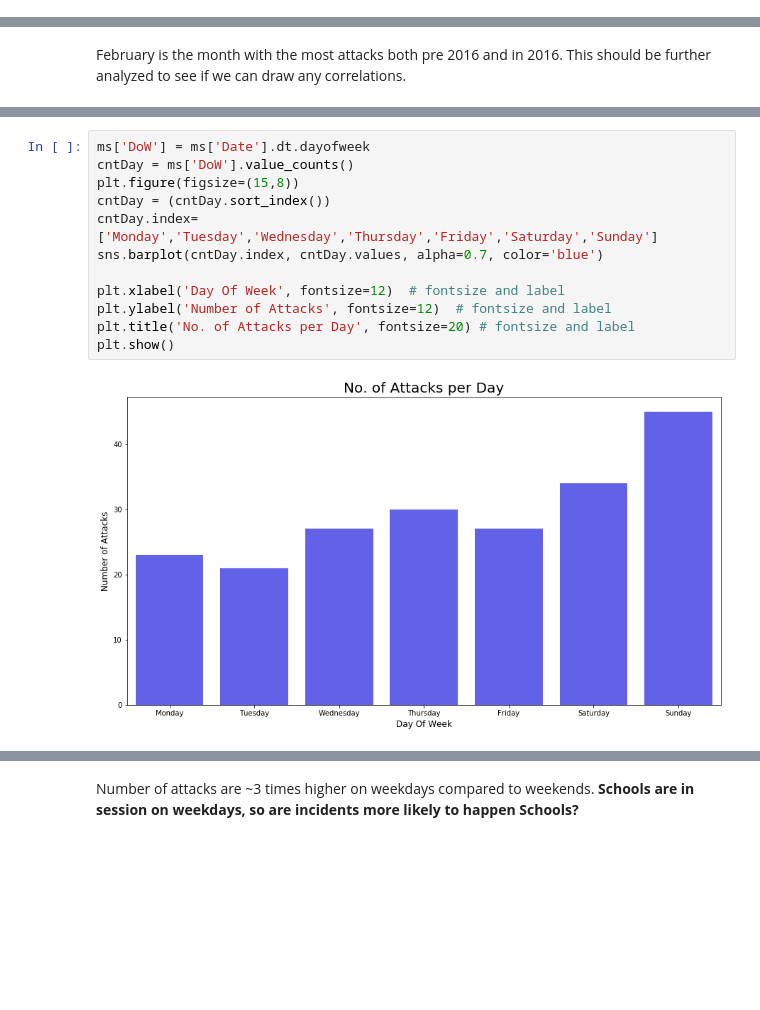
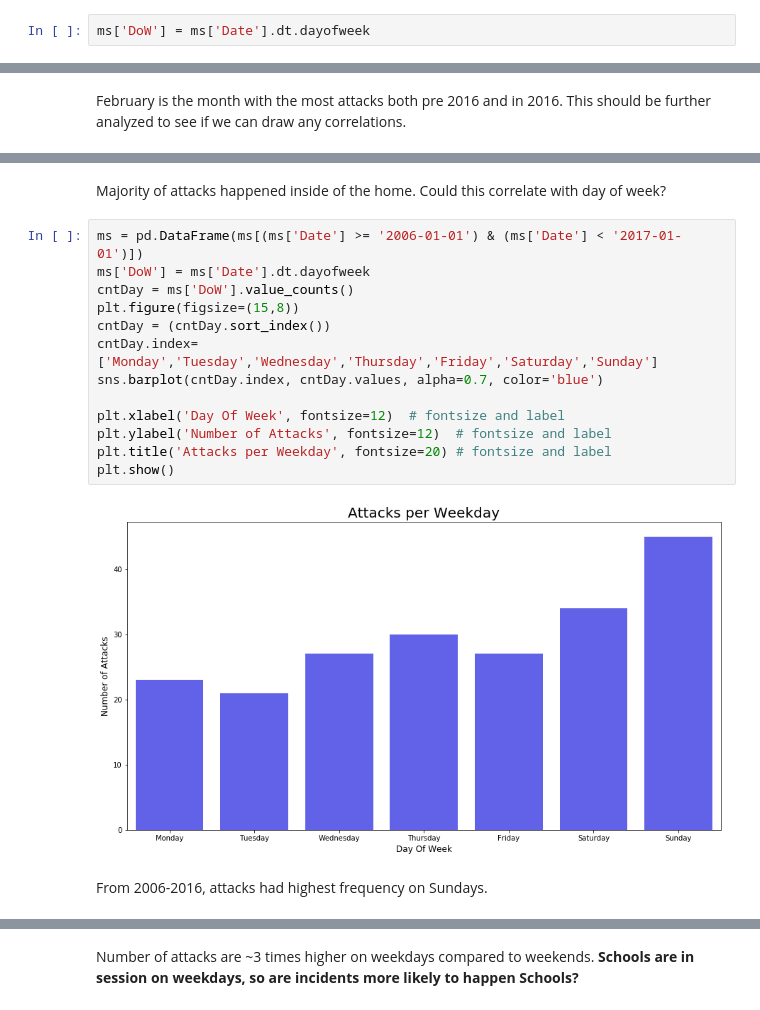
Before and after one commit to arielleweissman/Data-Viz, a Jupyter notebook: Mass_Shootings.ipynb, the cells around one changed output, grey strips where cells are left out. Drawn from its saved outputs; the diff is of its cells as text; blank space fills up the shorter version.

```diff
--- a/Mass_Shootings.ipynb
+++ b/Mass_Shootings.ipynb
@@ -69,3 +93,5 @@ print(ms.Fatalities.sum())
+# %%
+ms['DoW'] = ms['Date'].dt.dayofweek
 # %%
 tot = ms[['Year', 'Injured', 'Fatalities']].groupby('Year').sum()
 
@@ -189,17 +188,22 @@ California, Florida and Texas are the top three states where **shooting incident
+# %% [markdown]
+Majority of attacks happened inside of the home. Could this correlate with day of week?
 # %%
+ms = pd.DataFrame(ms[(ms['Date'] >= '2006-01-01') & (ms['Date'] < '2017-01-01')])
 ms['DoW'] = ms['Date'].dt.dayofweek
 cntDay = ms['DoW'].value_counts()
 plt.figure(figsize=(15,8))
 cntDay = (cntDay.sort_index())
 cntDay.index=['Monday','Tuesday','Wednesday','Thursday','Friday','Saturday','Sunday']
 sns.barplot(cntDay.index, cntDay.values, alpha=0.7, color='blue')
 
 plt.xlabel('Day Of Week', fontsize=12)  # fontsize and label
 plt.ylabel('Number of Attacks', fontsize=12)  # fontsize and label
-plt.title('No. of Attacks per Day', fontsize=20) # fontsize and label
+plt.title('Attacks per Weekday', fontsize=20) # fontsize and label
 plt.show()
 # %% [output]
-[figure, old version]
+[figure, new version]
+# %% [markdown]
+From 2006-2016, attacks had highest frequency on Sundays.
 # %%
 ms['weekdayflg'] =( ms['DoW'] // 5 != 1).astype(float)
 
```
Also changed, not shown: parts of 33 cells of this notebook.
